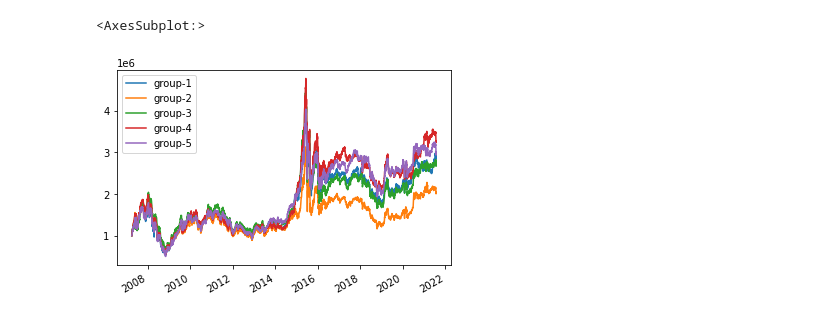
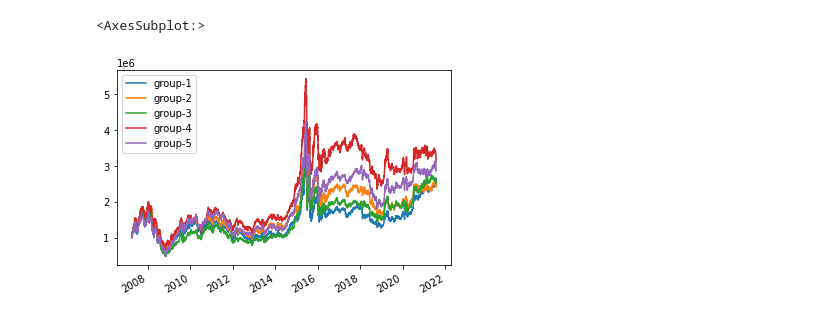
Before and after one commit to wintemmer/billions, a Jupyter notebook: sample.ipynb, the cells around one changed output. Cells and saved outputs as stored; diff of their text form; code cells hidden in the pictures.

```diff
--- a/sample.ipynb
+++ b/sample.ipynb
@@ -1,17 +1,17 @@
 # %%
 from billions.data_loader import *
 from billions.back_trader import *
 
 fname = 'data/factor1.csv'
 cname = 'data/close.csv'
 ftype = 'csv'
 data = load(fname, cname, ftype)
 
 results = []
 
 gt = group_trader(data)
-gt.run('M')
+gt.run(20)
 gt.daily.plot()
 # %% [output]
 <AxesSubplot:>
-[figure, old version]
+[figure, new version]
```
Also changed, not shown: 2 other files.
